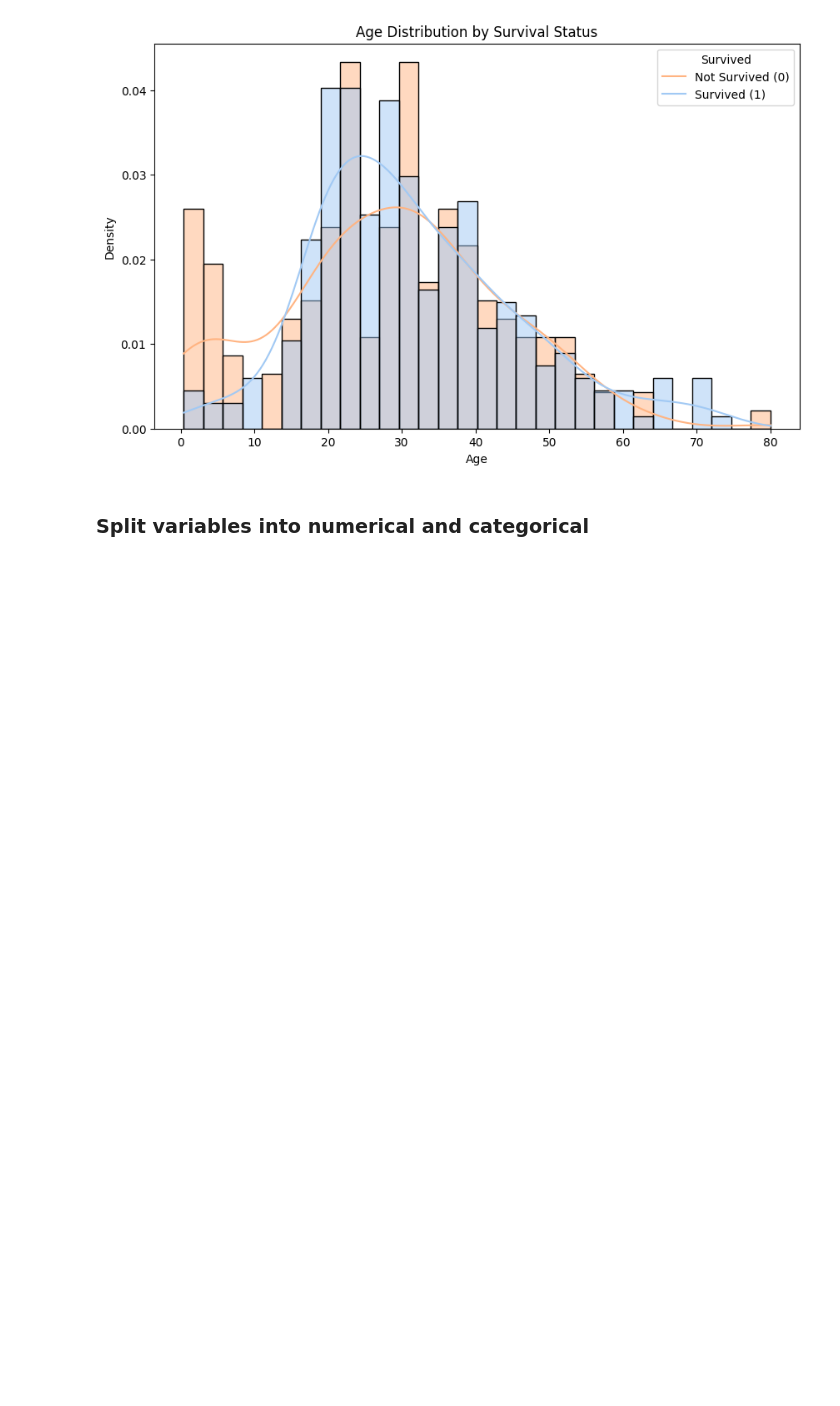
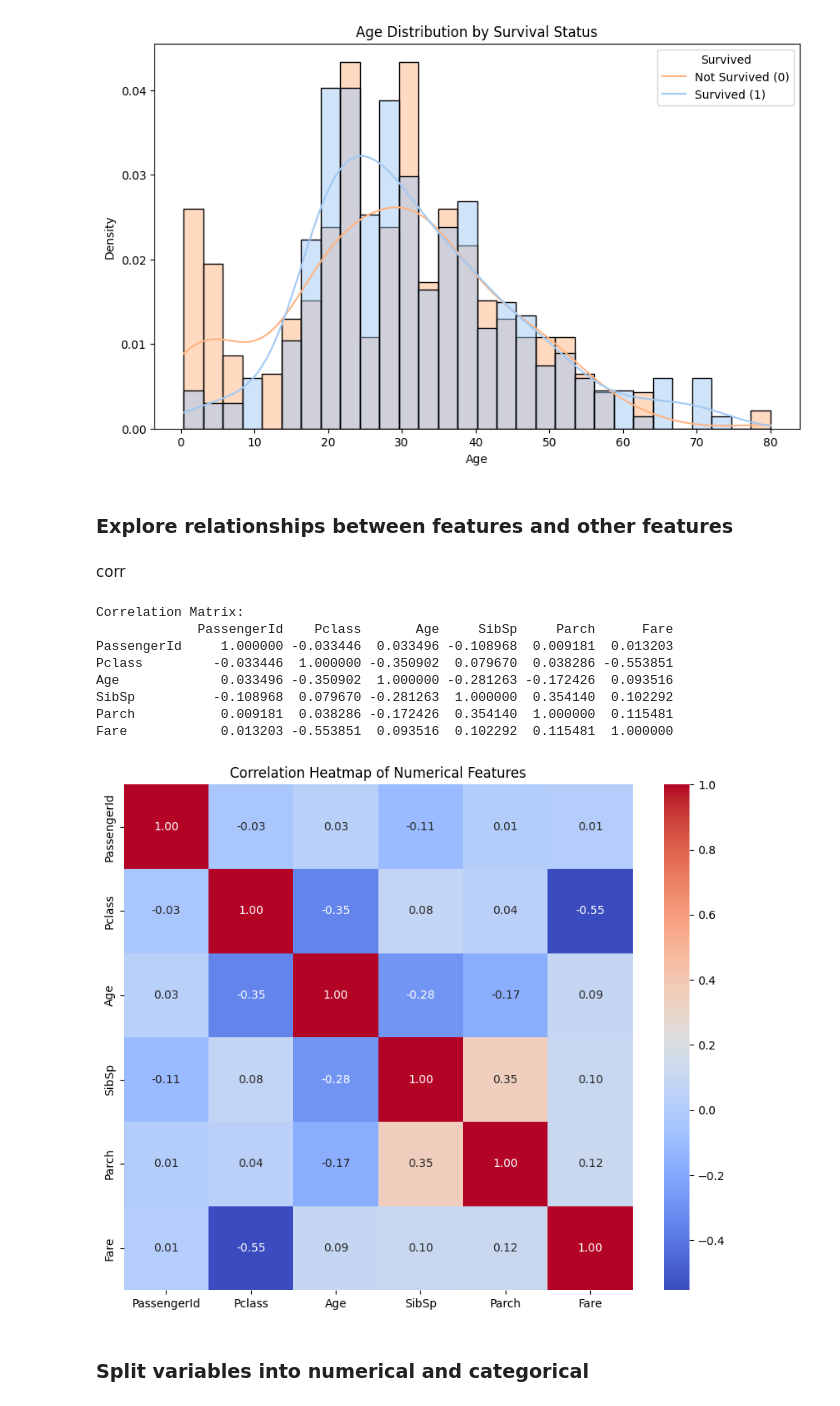
Before and after one commit to shamaseen/machine-learning-with-qafzah, a Jupyter notebook: notebooks/Part 3: End-to-End Machine Learning Project Workflow.ipynb, the cells around one changed output. Cells and saved outputs as stored; diff of their text form; code cells hidden in the pictures; blank space fills up the shorter version.

```diff
--- a/notebooks/Part 3: End-to-End Machine Learning Project Workflow.ipynb
+++ b/notebooks/Part 3: End-to-End Machine Learning Project Workflow.ipynb
@@ -348,6 +348,32 @@ plt.legend(title='Survived', labels=['Not Survived (0)', 'Survived (1)'])
 plt.show()
 # %% [output]
 [figure]
+# %% [markdown]
+### Explore relationships between features and other features
+# %% [markdown]
+corr
+# %%
+numerical_features = X_train.select_dtypes(include=['int64', 'float64'])
+
+corr_matrix = numerical_features.corr()
+
+print("Correlation Matrix:")
+print(corr_matrix)
+
+plt.figure(figsize=(10, 8))
+sns.heatmap(corr_matrix, annot=True, fmt=".2f", cmap="coolwarm", cbar=True)
+plt.title("Correlation Heatmap of Numerical Features")
+plt.show()
+# %% [output]
+Correlation Matrix:
+             PassengerId    Pclass       Age     SibSp     Parch      Fare
+PassengerId     1.000000 -0.033446  0.033496 -0.108968  0.009181  0.013203
+Pclass         -0.033446  1.000000 -0.350902  0.079670  0.038286 -0.553851
+Age             0.033496 -0.350902  1.000000 -0.281263 -0.172426  0.093516
+SibSp          -0.108968  0.079670 -0.281263  1.000000  0.354140  0.102292
+Parch           0.009181  0.038286 -0.172426  0.354140  1.000000  0.115481
+Fare            0.013203 -0.553851  0.093516  0.102292  0.115481  1.000000
+[figure, added]
 # %% [markdown]
 ### Split variables into numerical and categorical
 # %%
```
